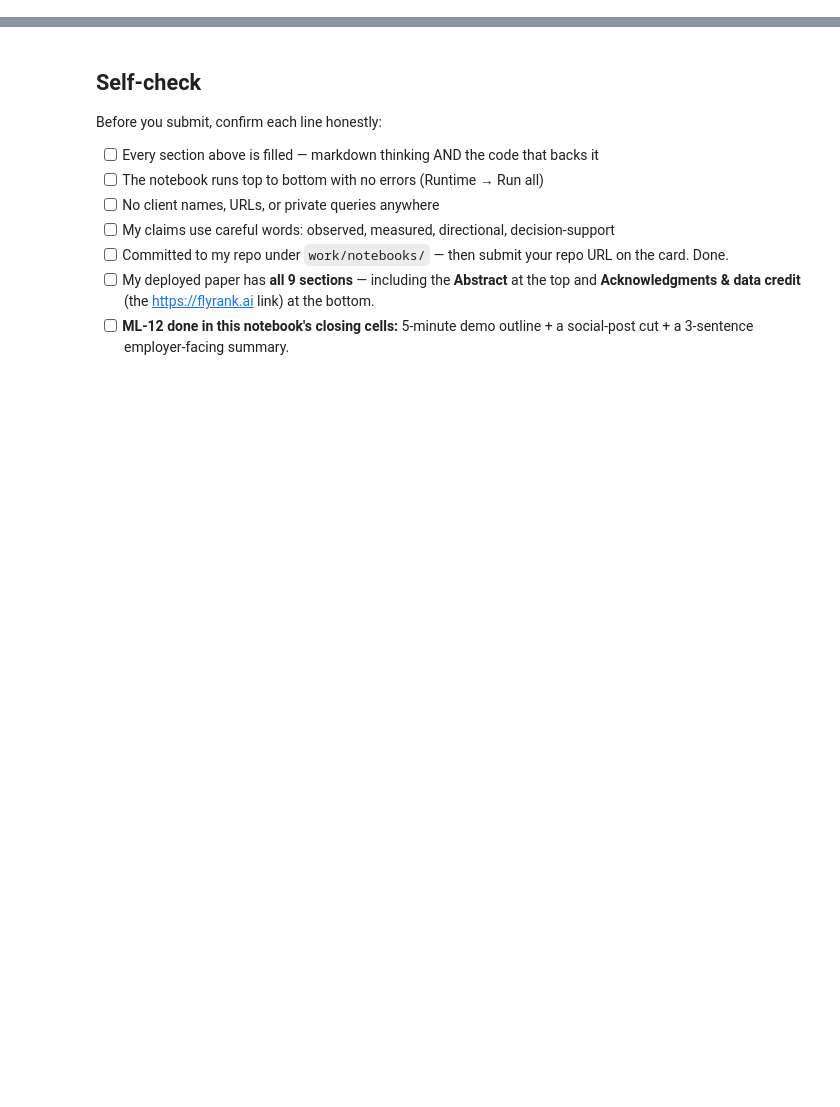
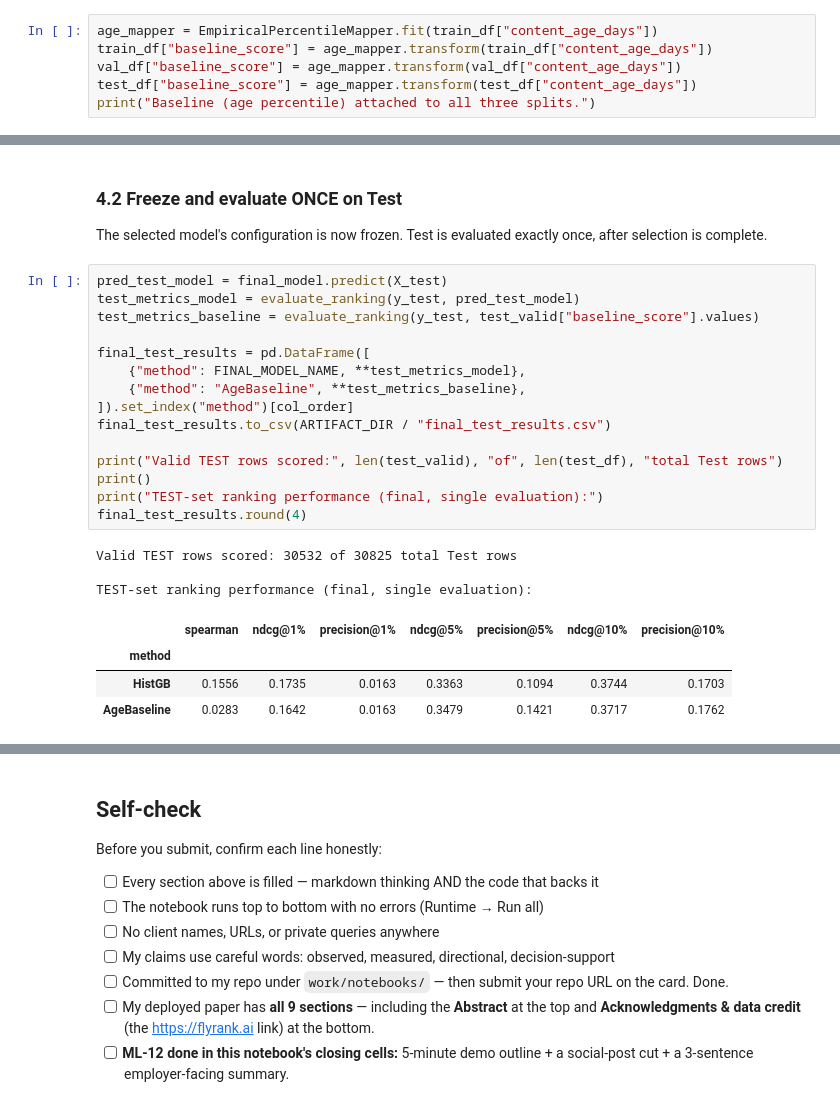
Before and after one commit to AgrimJain-quantum/internship-remote, a Jupyter notebook: work/notebooks/capstone.ipynb, the cells around one changed output, grey strips where cells are left out. Drawn from its saved outputs; the diff is of its cells as text; blank space fills up the shorter version.

```diff
--- a/work/notebooks/capstone.ipynb
+++ b/work/notebooks/capstone.ipynb
@@ -36,0 +457,6 @@ This skeleton is yours to fill. Work the sections **in order** — each one has
+# %%
+age_mapper = EmpiricalPercentileMapper.fit(train_df["content_age_days"])
+train_df["baseline_score"] = age_mapper.transform(train_df["content_age_days"])
+val_df["baseline_score"] = age_mapper.transform(val_df["content_age_days"])
+test_df["baseline_score"] = age_mapper.transform(test_df["content_age_days"])
+print("Baseline (age percentile) attached to all three splits.")
@@ -36,0 +642,28 @@ This skeleton is yours to fill. Work the sections **in order** — each one has
+# %% [markdown]
+### 4.2 Freeze and evaluate ONCE on Test
+
+The selected model's configuration is now frozen. Test is evaluated exactly once, after
+selection is complete.
+# %%
+pred_test_model = final_model.predict(X_test)
+test_metrics_model = evaluate_ranking(y_test, pred_test_model)
+test_metrics_baseline = evaluate_ranking(y_test, test_valid["baseline_score"].values)
+
+final_test_results = pd.DataFrame([
+    {"method": FINAL_MODEL_NAME, **test_metrics_model},
+    {"method": "AgeBaseline", **test_metrics_baseline},
+]).set_index("method")[col_order]
+final_test_results.to_csv(ARTIFACT_DIR / "final_test_results.csv")
+
+print("Valid TEST rows scored:", len(test_valid), "of", len(test_df), "total Test rows")
+print()
+print("TEST-set ranking performance (final, single evaluation):")
+final_test_results.round(4)
+# %% [output]
+Valid TEST rows scored: 30532 of 30825 total Test rows
+
+TEST-set ranking performance (final, single evaluation):
+|  | spearman | ndcg@1% | precision@1% | ndcg@5% | precision@5% | ndcg@10% | precision@10% |
+| method |  |  |  |  |  |  |  |
+| HistGB | 0.1556 | 0.1735 | 0.0163 | 0.3363 | 0.1094 | 0.3744 | 0.1703 |
+| AgeBaseline | 0.0283 | 0.1642 | 0.0163 | 0.3479 | 0.1421 | 0.3717 | 0.1762 |
```
Also changed, not shown: parts of 51 cells of this notebook.
